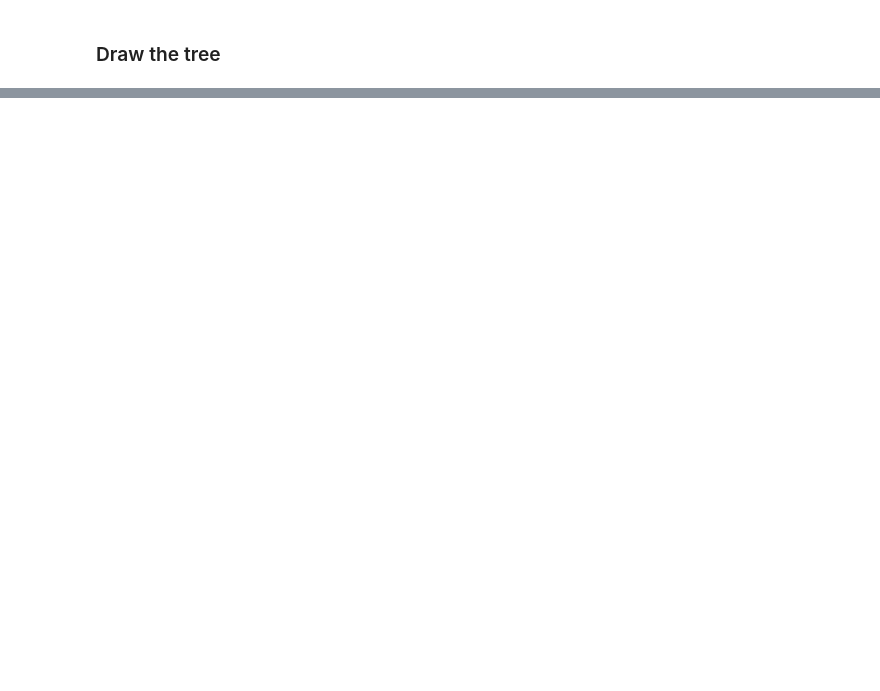
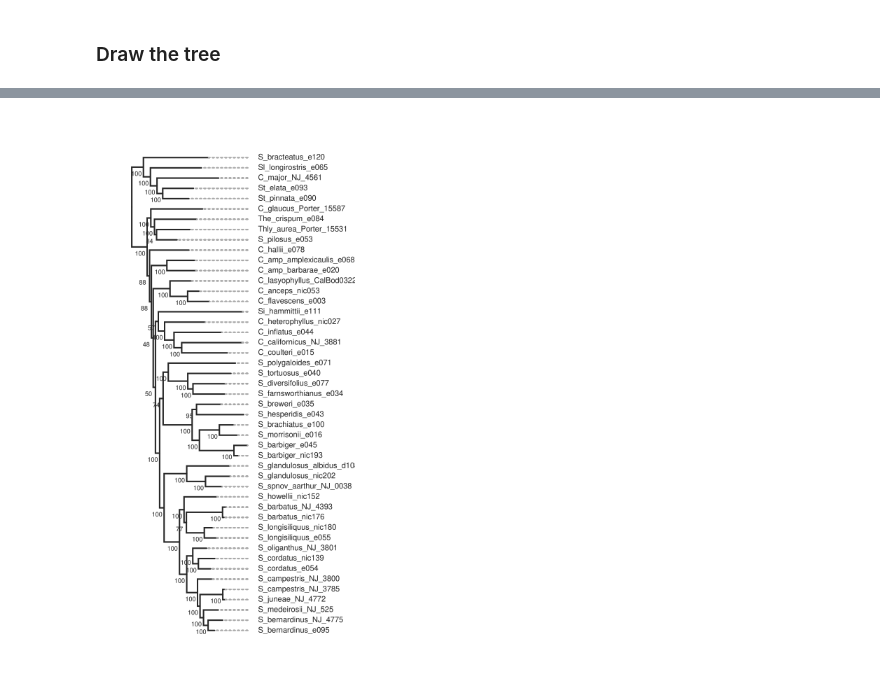
Before and after one commit to eaton-lab/CachoRAD, a Jupyter notebook: notebooks/nb-4c-raxml-backbone.ipynb, the cells around one changed output, grey strips where cells are left out. Cells and saved outputs as stored; diff of their text form; code cells hidden in the pictures; blank space fills up the shorter version.

Commit message:
backbone tree added

```diff
--- a/notebooks/nb-4c-raxml-backbone.ipynb
+++ b/notebooks/nb-4c-raxml-backbone.ipynb
@@ -54,20 +55,8 @@ rax.run()
 # %%
 # load tree, root, and drop outgroups
 tre = toytree.tree("../analysis-raxml/RAxML_bipartitions.strept-backbone")
-#tre = tre.root("A_thaliana_TAIR10")
-#tre = tre.drop_tips(["A_thaliana_TAIR10", "Sy_irio_NJ_3877", "reference", "S_irio"])
-
-# # clades to color
-# CLADES = {160,161,168,174,178,181,192,195}
-
-# # get tip colors
-# colors = ['black'] * tre.ntips
-# alltips = tre.get_tip_labels()
-# for cidx, clade in enumerate(CLADES):
-#     tips = tre.get_tip_labels(clade)
-#     for tip in tips:
-#         idx = alltips.index(tip)
-#         colors[idx] = toytree.darkcolors[cidx]
+tre = tre.root("Sy_irio_NJ_3877")
+tre = tre.drop_tips(["Sy_irio_NJ_3877"])
 
 # draw with colored clades
 canvas, axes, mark = tre.draw(
@@ -79,4 +68,8 @@ canvas, axes, mark = tre.draw(
     node_labels="support",
     node_labels_style={"-toyplot-anchor-shift": "-10px", "baseline-shift": "-10px"}
 );
+
+import toyplot.svg
+toyplot.svg.render(canvas, "../figures/tree-raxml-backbone-min10.svg")
+canvas
 # %% [output]
@@ -83,0 +76 @@ canvas, axes, mark = tre.draw(
+[figure, added]
```
Also changed, not shown: parts of 2 cells of this notebook, 1 other file.
